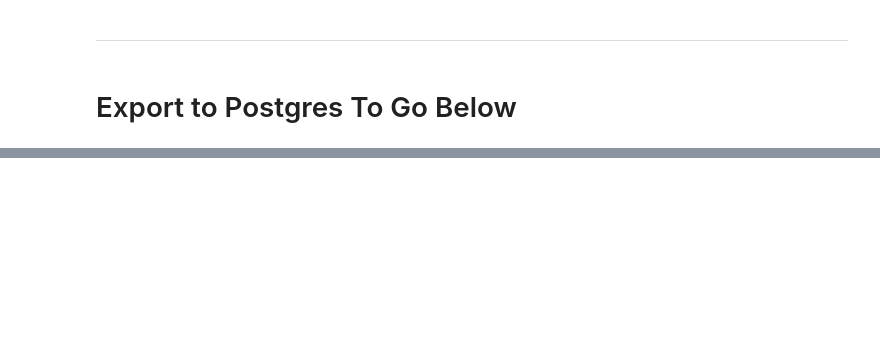
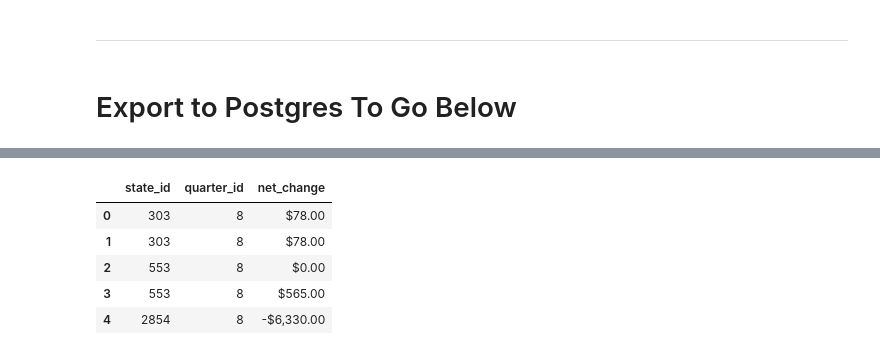
Before and after one commit to jonowood/Project_2, a Jupyter notebook: Clean_Test.ipynb, the cells around one changed output, grey strips where cells are left out. Drawn from its saved outputs; the diff is of its cells as text; code cells hidden in the pictures; blank space fills up the shorter version.

```diff
--- a/ETL/Clean_Test.ipynb
+++ b/Clean_Test.ipynb
@@ -637,0 +755,10 @@ population_df.tail()
+# %%
+#TEST Poplulation_Change to see if the dada loaded
+pd.read_sql_query('select * from population_change', con=engine).head()
+# %% [output]
+|  | state_id | quarter_id | net_change |
+| 0 | 303 | 8 | $78.00 |
+| 1 | 303 | 8 | $78.00 |
+| 2 | 553 | 8 | $0.00 |
+| 3 | 553 | 8 | $565.00 |
+| 4 | 2854 | 8 | -$6,330.00 |
```
Also changed, not shown: parts of 26 cells of this notebook, 3 other files.
